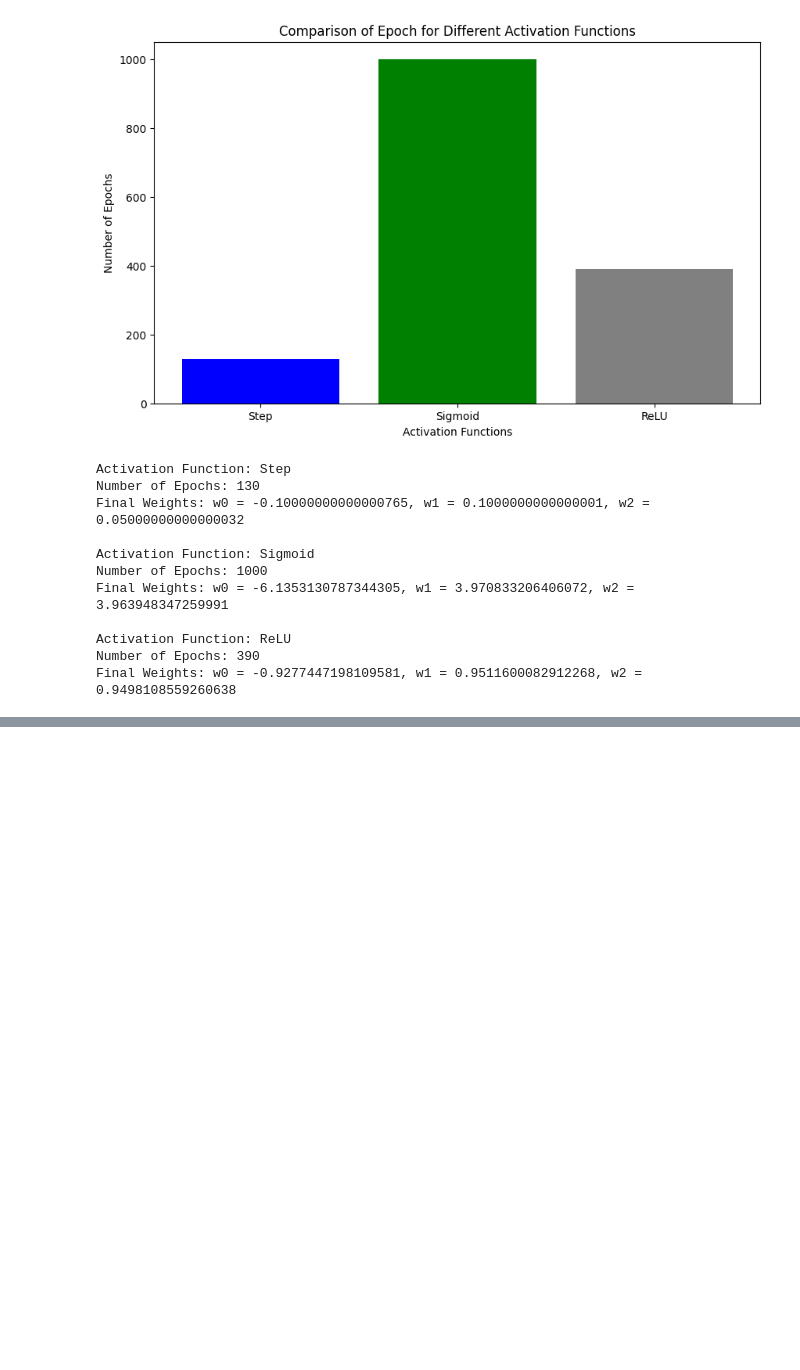
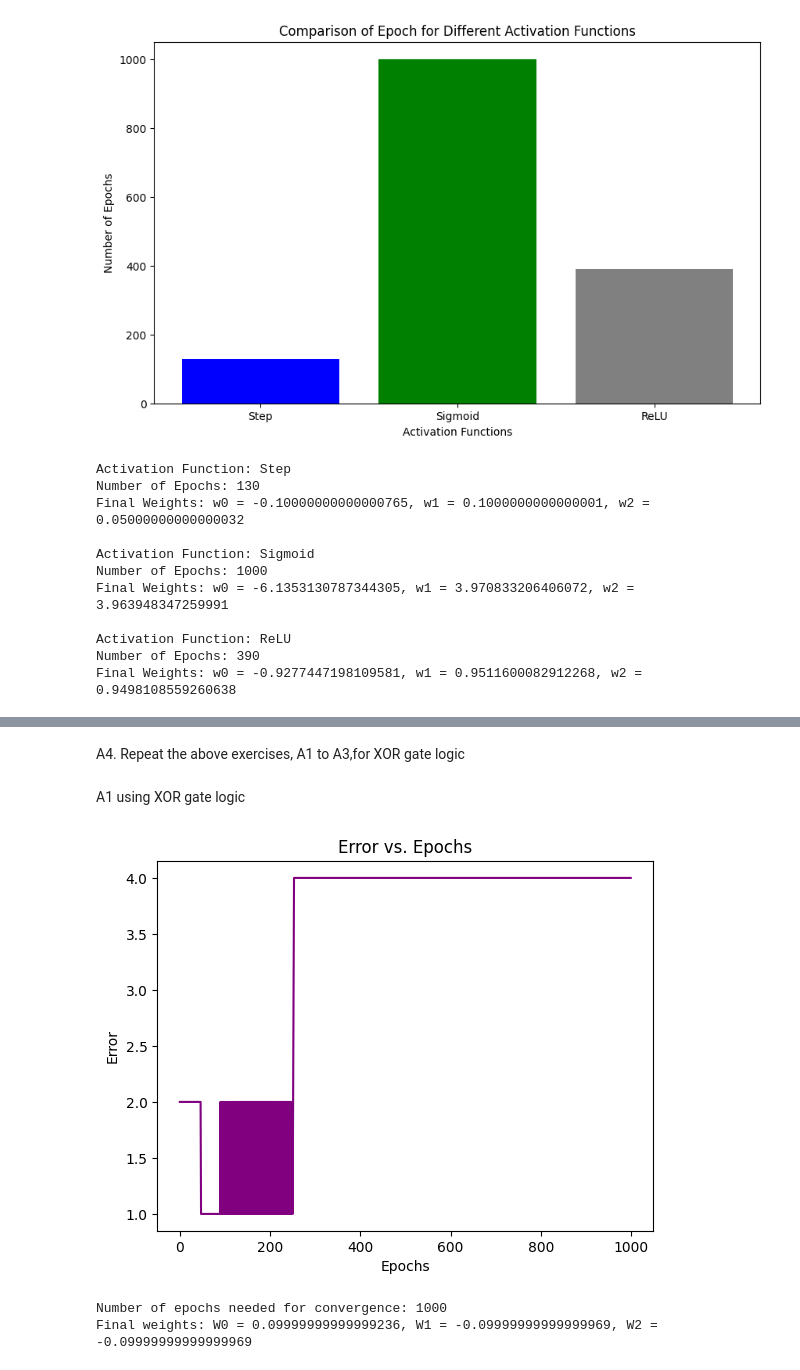
Before and after one commit to Ram465/ML, a Jupyter notebook: Lab5_ML.ipynb, the cells around one changed output, grey strips where cells are left out. Drawn from its saved outputs; the diff is of its cells as text; code cells hidden in the pictures; blank space fills up the shorter version.

```diff
--- a/Lab5_ML.ipynb
+++ b/Lab5_ML.ipynb
@@ -151,0 +216,66 @@ Final Weights: w0 = -0.9277447198109581, w1 = 0.9511600082912268, w2 = 0.9498108
+# %% [markdown]
+A4. Repeat the above exercises, A1 to A3,for XOR gate logic
+# %% [markdown]
+A1 using XOR gate logic
+# %%
+def train_perceptron_for_and_gate(initialWeights, learningRate=0.05, convergenceError=0.002, maxEpochs=1000):
+    # Initialize weights and bias
+    W0, W1, W2 = initialWeights
+
+    # Step activation function
+    def stepActivation(x):
+        return 1 if x >= 0 else 0
+
+    # Perceptron output calculation
+    def perceptronOutput(x1, x2):
+        return W0 + W1 * x1 + W2 * x2
+
+    # XOR gate training data
+    trainingData = [
+        (0, 0, 0),
+        (0, 1, 1),
+        (1, 0, 1),
+        (1, 1, 0)
+    ]
+
+    # Training loop
+    epochs = 0
+    errors = []
+
+    while True:
+        epoch_error = 0
+        for x1, x2, target in trainingData:
+            output = perceptronOutput(x1, x2)
+            error = target - stepActivation(output)
+            epoch_error = epoch_error + error ** 2
+            W0 = W0 + learningRate * error
+            W1 = W1 + learningRate * error * x1
+            W2 = W2 + learningRate * error * x2
+
+        errors.append(epoch_error)
+        epochs += 1
+
+        if epoch_error <= convergenceError or epochs >= maxEpochs:
+            break
+
+    return epochs, [W0, W1, W2], errors
+
+# Initial weights
+initial_weights = [10, 0.2, -0.75]
+
+# Train the perceptron for the AND gate
+num_epochs, final_weights, error_history = train_perceptron_for_and_gate(initial_weights)
+
+# Plotting epochs against error values
+plt.plot(range(num_epochs), error_history, color='purple')
+plt.xlabel('Epochs')
+plt.ylabel('Error')
+plt.title('Error vs. Epochs')
+plt.show()
+
+print(f"Number of epochs needed for convergence: {num_epochs}")
+print(f"Final weights: W0 = {final_weights[0]}, W1 = {final_weights[1]}, W2 = {final_weights[2]}")
+# %% [output]
+[figure, added]
+Number of epochs needed for convergence: 1000
+Final weights: W0 = 0.09999999999999236, W1 = -0.09999999999999969, W2 = -0.09999999999999969
```
Also changed, not shown: parts of 10 cells of this notebook.
